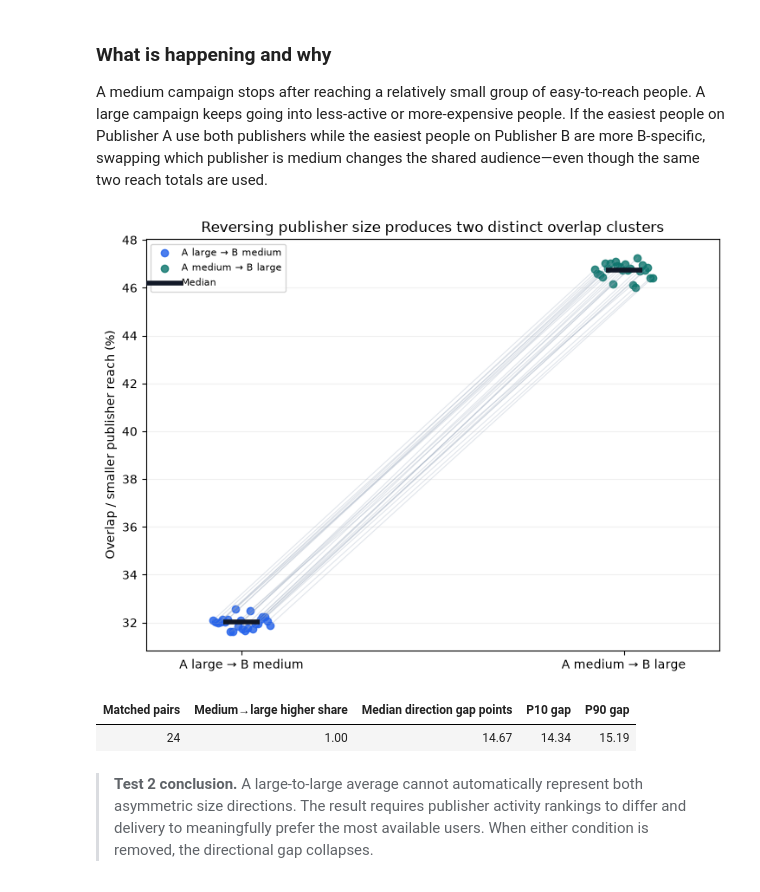
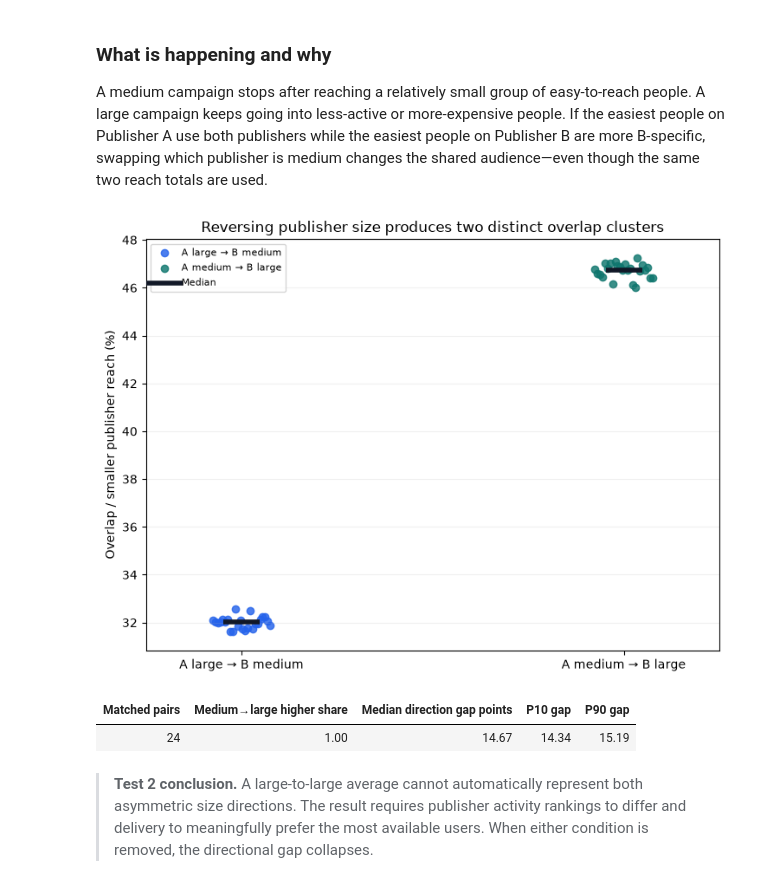
Before and after one commit to world-federation-of-advertisers/calibrated-vid, a Jupyter notebook: notebooks/intuitive_population_overlap.ipynb, the cells around one changed output. Saved outputs shown, nothing was run; the diff lists cells and outputs as text; code cells hidden in the pictures.

Commit message:
style: simplify direction cluster chart

```diff
--- a/notebooks/intuitive_population_overlap.ipynb
+++ b/notebooks/intuitive_population_overlap.ipynb
@@ -307,47 +307,39 @@ medium_large = 100 * np.asarray([left.overlap_rate for left, _ in direction_pair
 large_medium = 100 * np.asarray([right.overlap_rate for _, right in direction_pairs])
 fig, ax = plt.subplots(figsize=(7.4, 5.5))
 jitter = np.linspace(-0.075, 0.075, len(direction_pairs))
-for offset, left, right in zip(jitter, large_medium, medium_large):
-    ax.plot(
-        [offset, 1.0 + offset],
-        [left, right],
-        color="#94a3b8",
-        alpha=0.28,
-        linewidth=0.8,
-    )
 ax.scatter(jitter, large_medium, color="#2563eb", alpha=0.82, label="A large → B medium")
 ax.scatter(1.0 + jitter, medium_large, color="#0f766e", alpha=0.82, label="A medium → B large")
 ax.scatter(
     [0.0, 1.0],
     [np.median(large_medium), np.median(medium_large)],
     marker="_",
     s=900,
     linewidth=4,
     color="#111827",
     label="Median",
     zorder=5,
 )
 ax.set(
     ylabel="Overlap / smaller publisher reach (%)",
     title="Reversing publisher size produces two distinct overlap clusters",
     xticks=[0.0, 1.0],
     xticklabels=["A large → B medium", "A medium → B large"],
     xlim=(-0.25, 1.25),
 )
 ax.grid(axis="y", alpha=0.18)
 ax.legend(fontsize=8)
 fig.tight_layout()
 fig.savefig(OUTPUT / "direction_pairing.png", dpi=180)
 plt.show()
 show_table([diagnostic["direction"]], [
     ("pairs", "Matched pairs"),
     ("medium_large_higher_share", "Medium→large higher share"),
     ("medium_large_minus_large_medium_median_points", "Median direction gap points"),
     ("p10_points", "P10 gap"),
     ("p90_points", "P90 gap"),
 ])
 # %% [output]
-[figure, old version]
+[figure, new version]
 | Matched pairs | Medium→large higher share | Median direction gap points | P10 gap | P90 gap |
 | 24 | 1.00 | 14.67 | 14.34 | 15.19 |
 # %% [markdown]
```
Also changed, not shown: 2 other files.
